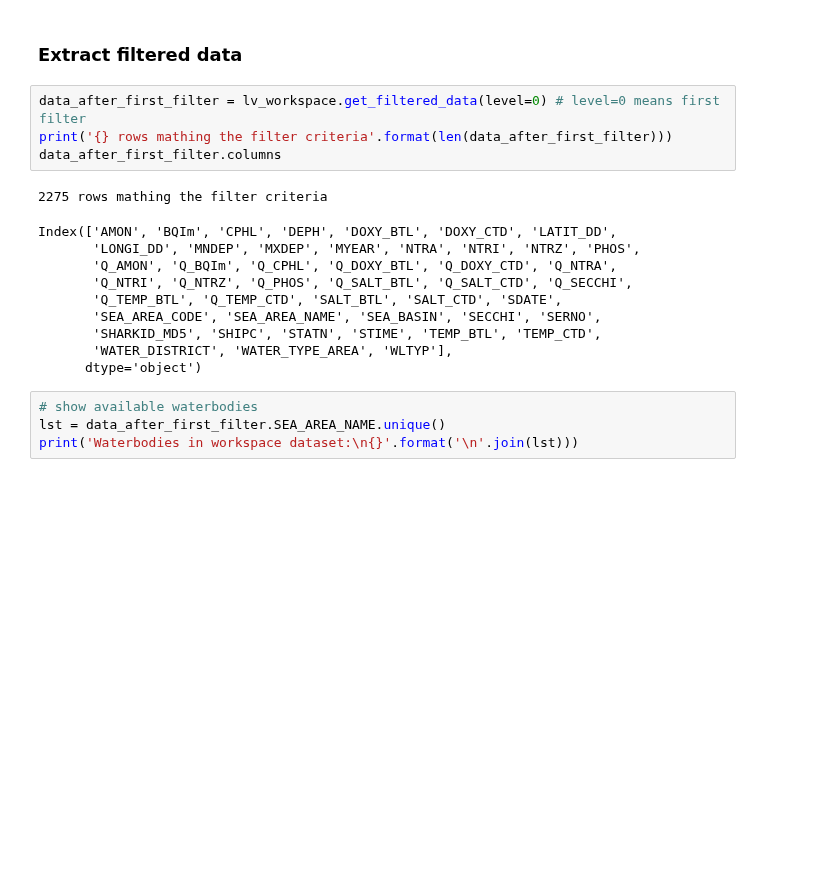
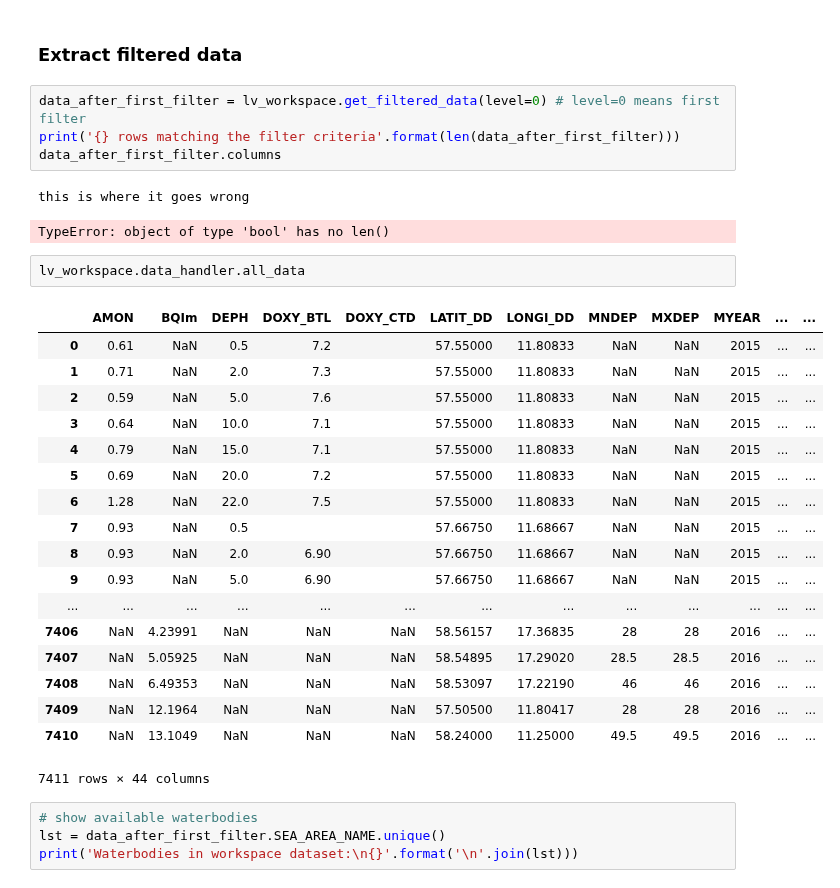
Before and after one commit to ekostat/ekostat_calculator, a Jupyter notebook: notebooks/lv_notebook_workspace.ipynb, the cells around one changed output. Drawn from its saved outputs; the diff is of its cells as text; blank space fills up the shorter version.

```diff
--- a/notebooks/lv_notebook_workspace.ipynb
+++ b/notebooks/lv_notebook_workspace.ipynb
@@ -157,19 +165,32 @@ True
 ### Extract filtered data
 # %%
 data_after_first_filter = lv_workspace.get_filtered_data(level=0) # level=0 means first filter
-print('{} rows mathing the filter criteria'.format(len(data_after_first_filter)))
+print('{} rows matching the filter criteria'.format(len(data_after_first_filter)))
 data_after_first_filter.columns
 # %% [output]
-2275 rows mathing the filter criteria
+this is where it goes wrong
-Index(['AMON', 'BQIm', 'CPHL', 'DEPH', 'DOXY_BTL', 'DOXY_CTD', 'LATIT_DD',
-       'LONGI_DD', 'MNDEP', 'MXDEP', 'MYEAR', 'NTRA', 'NTRI', 'NTRZ', 'PHOS',
-       'Q_AMON', 'Q_BQIm', 'Q_CPHL', 'Q_DOXY_BTL', 'Q_DOXY_CTD', 'Q_NTRA',
-       'Q_NTRI', 'Q_NTRZ', 'Q_PHOS', 'Q_SALT_BTL', 'Q_SALT_CTD', 'Q_SECCHI',
-       'Q_TEMP_BTL', 'Q_TEMP_CTD', 'SALT_BTL', 'SALT_CTD', 'SDATE',
-       'SEA_AREA_CODE', 'SEA_AREA_NAME', 'SEA_BASIN', 'SECCHI', 'SERNO',
-       'SHARKID_MD5', 'SHIPC', 'STATN', 'STIME', 'TEMP_BTL', 'TEMP_CTD',
-       'WATER_DISTRICT', 'WATER_TYPE_AREA', 'WLTYP'],
-      dtype='object')
+TypeError: object of type 'bool' has no len()
+# %%
+lv_workspace.data_handler.all_data
+# %% [output]
+|  | AMON | BQIm | DEPH | DOXY_BTL | DOXY_CTD | LATIT_DD | LONGI_DD | MNDEP | MXDEP | MYEAR | ... | ... |
+| 0 | 0.61 | NaN | 0.5 | 7.2 |  | 57.55000 | 11.80833 | NaN | NaN | 2015 | ... | ... |
+| 1 | 0.71 | NaN | 2.0 | 7.3 |  | 57.55000 | 11.80833 | NaN | NaN | 2015 | ... | ... |
+| 2 | 0.59 | NaN | 5.0 | 7.6 |  | 57.55000 | 11.80833 | NaN | NaN | 2015 | ... | ... |
+| 3 | 0.64 | NaN | 10.0 | 7.1 |  | 57.55000 | 11.80833 | NaN | NaN | 2015 | ... | ... |
+| 4 | 0.79 | NaN | 15.0 | 7.1 |  | 57.55000 | 11.80833 | NaN | NaN | 2015 | ... | ... |
+| 5 | 0.69 | NaN | 20.0 | 7.2 |  | 57.55000 | 11.80833 | NaN | NaN | 2015 | ... | ... |
+| 6 | 1.28 | NaN | 22.0 | 7.5 |  | 57.55000 | 11.80833 | NaN | NaN | 2015 | ... | ... |
+| 7 | 0.93 | NaN | 0.5 |  |  | 57.66750 | 11.68667 | NaN | NaN | 2015 | ... | ... |
+| 8 | 0.93 | NaN | 2.0 | 6.90 |  | 57.66750 | 11.68667 | NaN | NaN | 2015 | ... | ... |
+| 9 | 0.93 | NaN | 5.0 | 6.90 |  | 57.66750 | 11.68667 | NaN | NaN | 2015 | ... | ... |
+| ... | ... | ... | ... | ... | ... | ... | ... | ... | ... | ... | ... | ... |
+| 7406 | NaN | 4.23991 | NaN | NaN | NaN | 58.56157 | 17.36835 | 28 | 28 | 2016 | ... | ... |
+| 7407 | NaN | 5.05925 | NaN | NaN | NaN | 58.54895 | 17.29020 | 28.5 | 28.5 | 2016 | ... | ... |
+| 7408 | NaN | 6.49353 | NaN | NaN | NaN | 58.53097 | 17.22190 | 46 | 46 | 2016 | ... | ... |
+| 7409 | NaN | 12.1964 | NaN | NaN | NaN | 57.50500 | 11.80417 | 28 | 28 | 2016 | ... | ... |
+| 7410 | NaN | 13.1049 | NaN | NaN | NaN | 58.24000 | 11.25000 | 49.5 | 49.5 | 2016 | ... | ... |
+7411 rows × 44 columns
 # %%
 # show available waterbodies
 lst = data_after_first_filter.SEA_AREA_NAME.unique()
```
Also changed, not shown: parts of 12 cells of this notebook, 2 other files.
